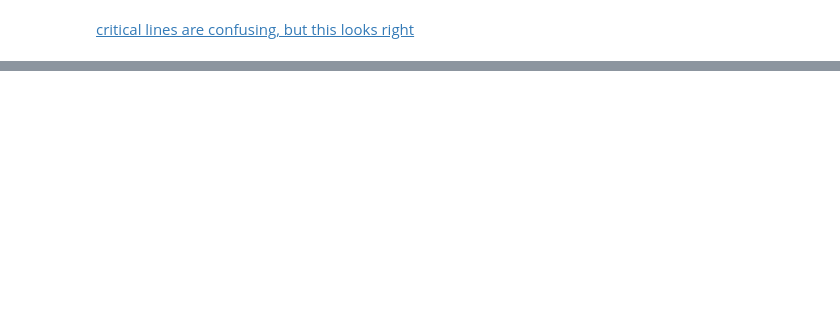
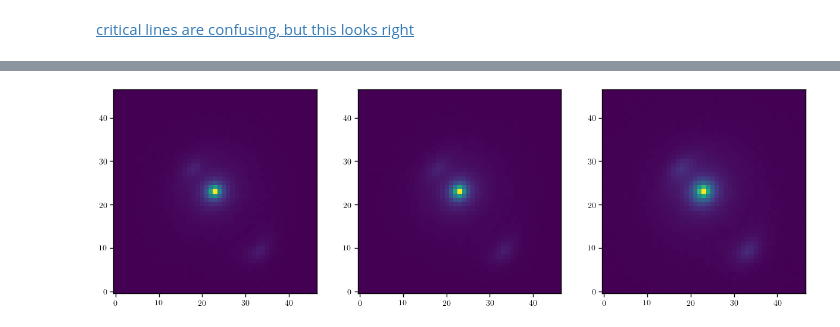
Before and after one commit to AstroMusers/mejiro, a Jupyter notebook: paper/figure_notebooks/roman_image.ipynb, the cells around one changed output, grey strips where cells are left out. Saved outputs shown, nothing was run; the diff lists cells and outputs as text; code cells hidden in the pictures; blank space fills up the shorter version.

Commit message:
use SampleStrongLens

```diff
--- a/paper/figure_notebooks/roman_image.ipynb
+++ b/paper/figure_notebooks/roman_image.ipynb
@@ -75,2 +75,29 @@ plt.show()
 # %% [markdown]
 [critical lines are confusing, but this looks right](https://www.researchgate.net/figure/Three-basic-configurations-of-quad-lenses-cusp-top-fold-middle-and-cross-bottom_fig2_301817913)
+# %%
+from mejiro.instruments.roman import Roman
+from mejiro.synthetic_image import SyntheticImage
+from mejiro.exposure import Exposure
+from mejiro.lenses.test import SampleStrongLens
+
+roman = Roman()
+lens = SampleStrongLens()
+bands = ['F106', 'F129', 'F184']
+scene_size = 5  # arcsec
+oversample = 5
+exposure_time = 146
+
+exposures = []
+for band in bands:
+    synthetic_image = SyntheticImage(strong_lens=lens,
+                                        instrument=roman,
+                                        band=band,
+                                        arcsec=scene_size,
+                                        oversample=oversample)
+
+    exposure = Exposure(synthetic_image,
+                            exposure_time=exposure_time,
+                            check_cache=True,
+                            psf_cache_dir='test_data')
+
+    exposures.append(exposure.exposure)
@@ -76,0 +111,9 @@ plt.show()
+# %%
+exposures = [i / 146 for i in exposures]
+
+_, ax = plt.subplots(1, 3, figsize=(15, 5))
+
+for i, a in enumerate(ax):
+    a.imshow(exposures[i])
+# %% [output]
+[figure, added]
```
Also changed, not shown: parts of 4 cells of this notebook, 1 other file.
